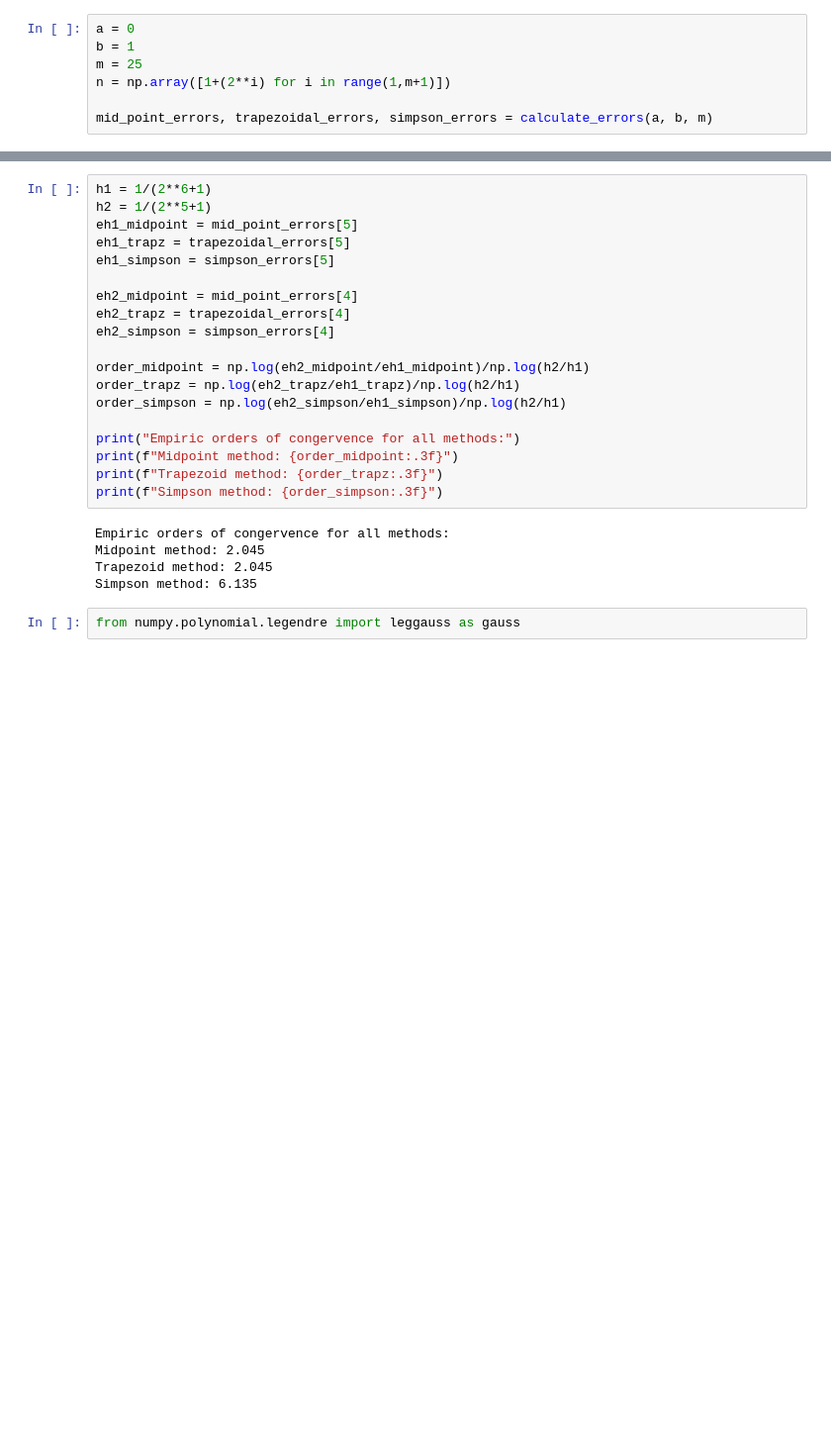
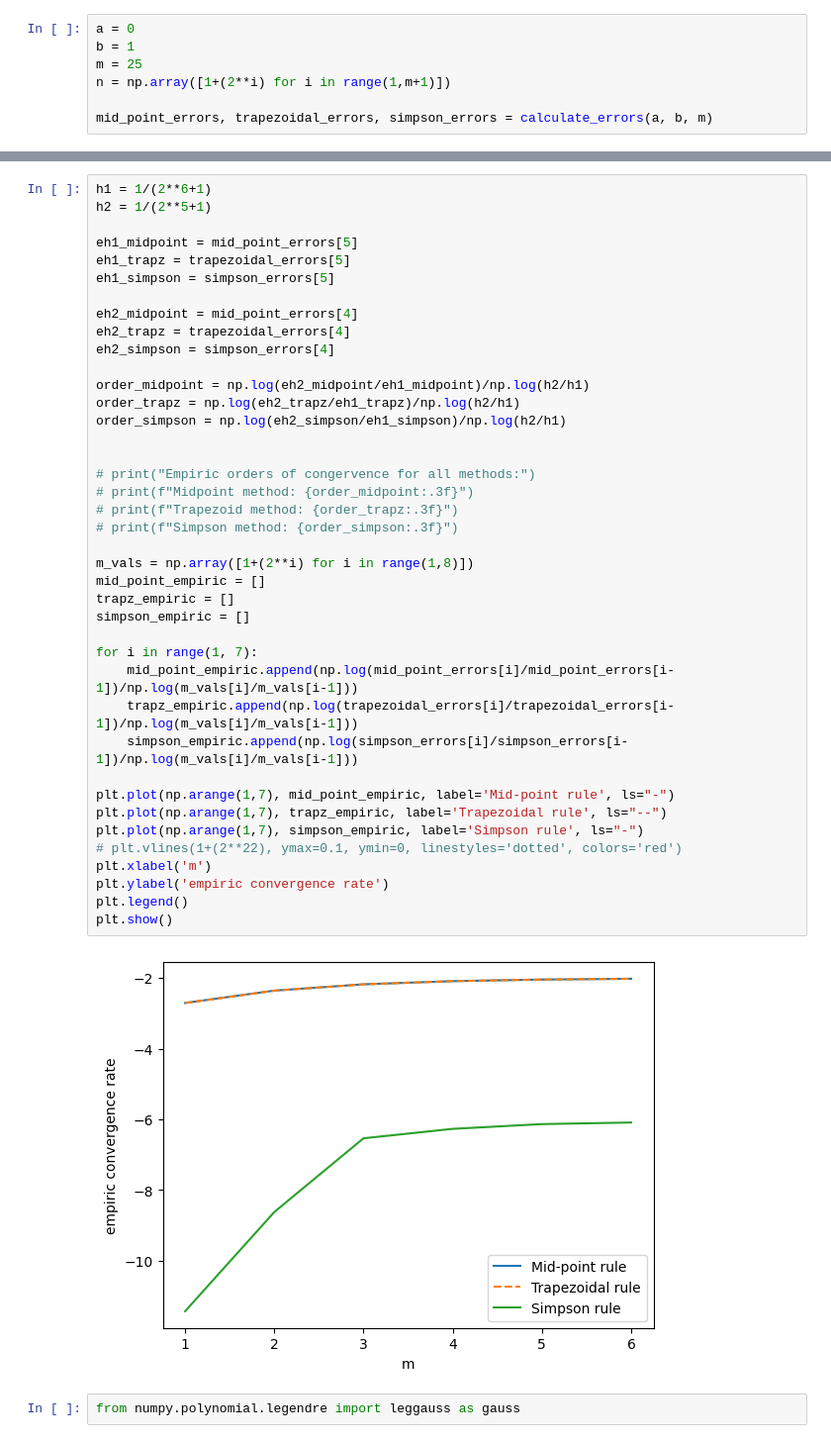
Before and after one commit to Fisieekk/MOwNiT, a Jupyter notebook: Lab6/1.ipynb, the cells around one changed output, grey strips where cells are left out. Shown at 99% size. Drawn from its saved outputs; the diff is of its cells as text; blank space fills up the shorter version.

```diff
--- a/Lab6/1.ipynb
+++ b/Lab6/1.ipynb
@@ -72,27 +82,45 @@ Simpson: 0.e+00%, h_val: 0.0078125
 # %%
 h1 = 1/(2**6+1)
 h2 = 1/(2**5+1)
+
 eh1_midpoint = mid_point_errors[5]
 eh1_trapz = trapezoidal_errors[5]
 eh1_simpson = simpson_errors[5]
 
 eh2_midpoint = mid_point_errors[4]
 eh2_trapz = trapezoidal_errors[4]
 eh2_simpson = simpson_errors[4]
 
 order_midpoint = np.log(eh2_midpoint/eh1_midpoint)/np.log(h2/h1)
 order_trapz = np.log(eh2_trapz/eh1_trapz)/np.log(h2/h1)
 order_simpson = np.log(eh2_simpson/eh1_simpson)/np.log(h2/h1)
 
-print("Empiric orders of congervence for all methods:")
-print(f"Midpoint method: {order_midpoint:.3f}")
-print(f"Trapezoid method: {order_trapz:.3f}")
-print(f"Simpson method: {order_simpson:.3f}")
+
+# print("Empiric orders of congervence for all methods:")
+# print(f"Midpoint method: {order_midpoint:.3f}")
+# print(f"Trapezoid method: {order_trapz:.3f}")
+# print(f"Simpson method: {order_simpson:.3f}")
+
+m_vals = np.array([1+(2**i) for i in range(1,8)])
+mid_point_empiric = []
+trapz_empiric = []
+simpson_empiric = []
+
+for i in range(1, 7):
+    mid_point_empiric.append(np.log(mid_point_errors[i]/mid_point_errors[i-1])/np.log(m_vals[i]/m_vals[i-1]))
+    trapz_empiric.append(np.log(trapezoidal_errors[i]/trapezoidal_errors[i-1])/np.log(m_vals[i]/m_vals[i-1]))
+    simpson_empiric.append(np.log(simpson_errors[i]/simpson_errors[i-1])/np.log(m_vals[i]/m_vals[i-1]))
+
+plt.plot(np.arange(1,7), mid_point_empiric, label='Mid-point rule', ls="-")
+plt.plot(np.arange(1,7), trapz_empiric, label='Trapezoidal rule', ls="--")
+plt.plot(np.arange(1,7), simpson_empiric, label='Simpson rule', ls="-")
+# plt.vlines(1+(2**22), ymax=0.1, ymin=0, linestyles='dotted', colors='red')
+plt.xlabel('m')
+plt.ylabel('empiric convergence rate')
+plt.legend()
+plt.show()
 # %% [output]
-Empiric orders of congervence for all methods:
-Midpoint method: 2.045
-Trapezoid method: 2.045
-Simpson method: 6.135
+[figure, added]
 # %%
 from numpy.polynomial.legendre import leggauss as gauss
 # %%
```
Also changed, not shown: parts of 3 cells of this notebook, 1 other file.
